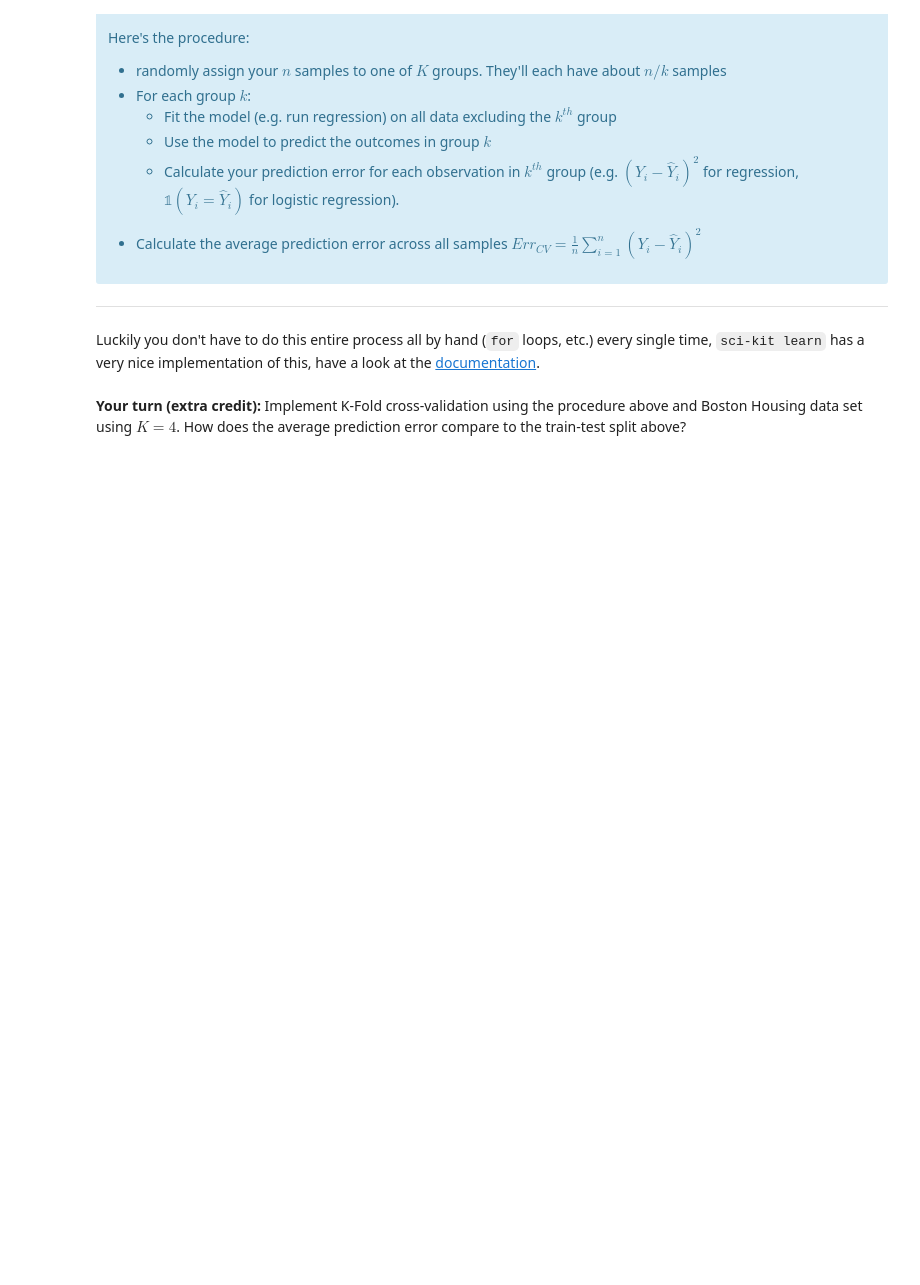
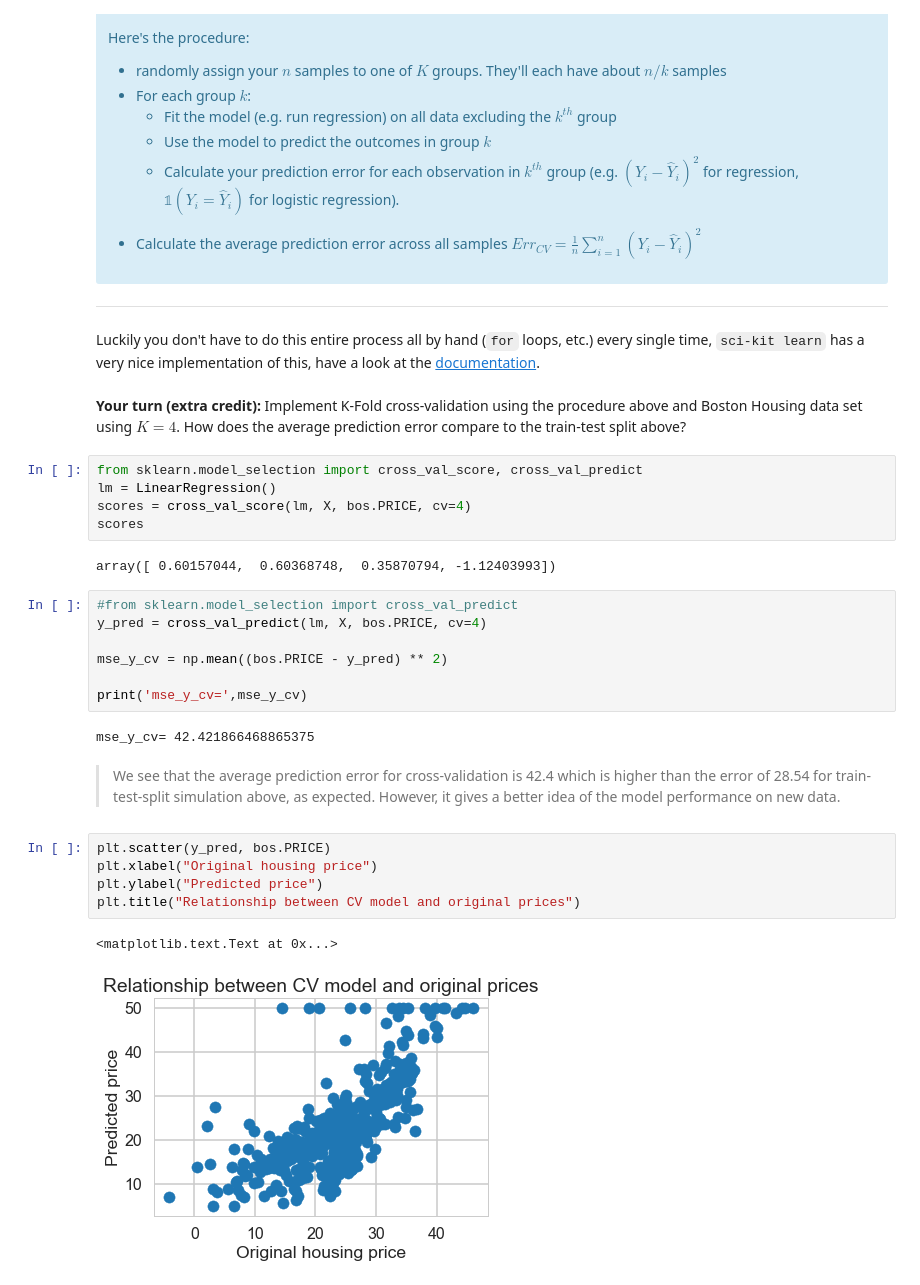
Before and after one commit to hknn88/6_housing_linear_regression, a Jupyter notebook: boston_housing.ipynb, the cells around one changed output. Saved outputs shown, nothing was run; the diff lists cells and outputs as text; blank space fills up the shorter version.

```diff
--- a/boston_housing.ipynb
+++ b/boston_housing.ipynb
@@ -796,3 +796,29 @@ plt.ylabel('Residuals')
 Luckily you don't have to do this entire process all by hand (``for`` loops, etc.) every single time, ``sci-kit learn`` has a very nice implementation of this, have a look at the [documentation](http://scikit-learn.org/stable/modules/cross_validation.html).
 # %% [markdown]
 **Your turn (extra credit):** Implement K-Fold cross-validation using the procedure above and Boston Housing data set using $K=4$. How does the average prediction error compare to the train-test split above?
+# %%
+from sklearn.model_selection import cross_val_score, cross_val_predict
+lm = LinearRegression()
+scores = cross_val_score(lm, X, bos.PRICE, cv=4)
+scores
+# %% [output]
+array([ 0.60157044,  0.60368748,  0.35870794, -1.12403993])
+# %%
+#from sklearn.model_selection import cross_val_predict
+y_pred = cross_val_predict(lm, X, bos.PRICE, cv=4)
+
+mse_y_cv = np.mean((bos.PRICE - y_pred) ** 2)
+
+print('mse_y_cv=',mse_y_cv)
+# %% [output]
+mse_y_cv= 42.421866468865375
+# %% [markdown]
+>We see that the average prediction error for cross-validation is 42.4 which is higher than the error of 28.54 for train-test-split simulation above, as expected. However, it gives a better idea of the model performance on new data.
+# %%
+plt.scatter(y_pred, bos.PRICE)
+plt.xlabel("Original housing price")
+plt.ylabel("Predicted price")
+plt.title("Relationship between CV model and original prices")
+# %% [output]
+<matplotlib.text.Text at 0x...>
+[figure, added]
```
Also changed, not shown: parts of 6 cells of this notebook.
